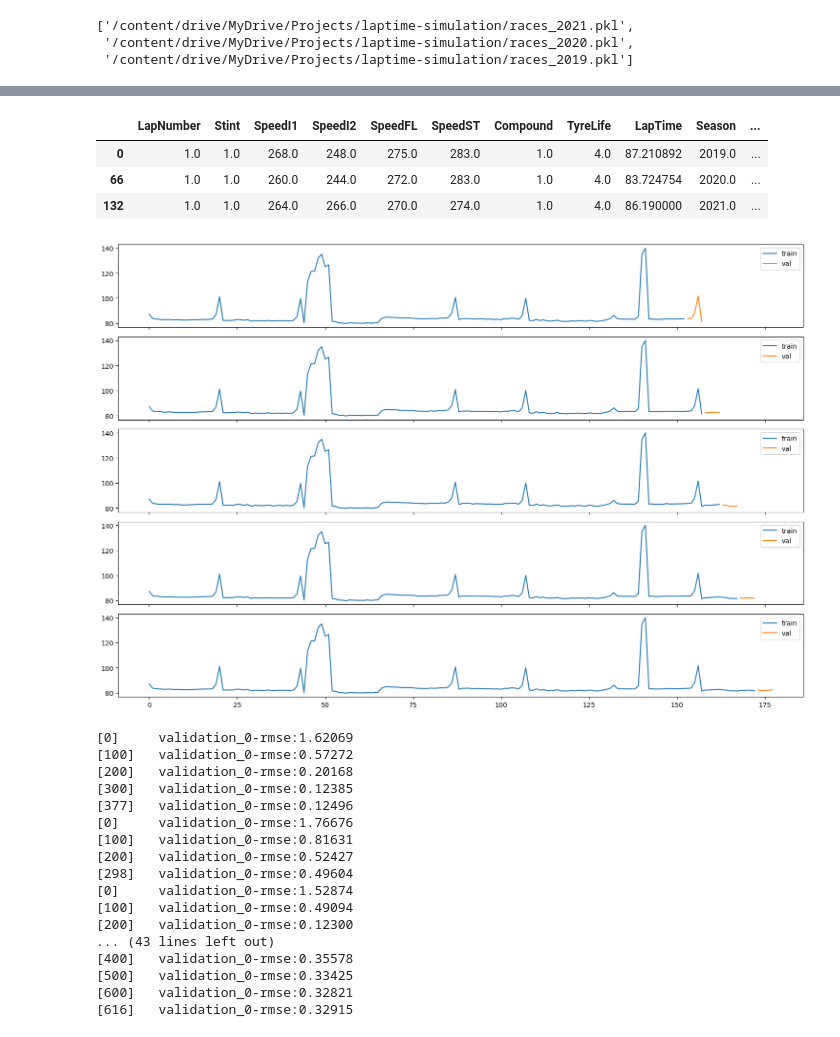
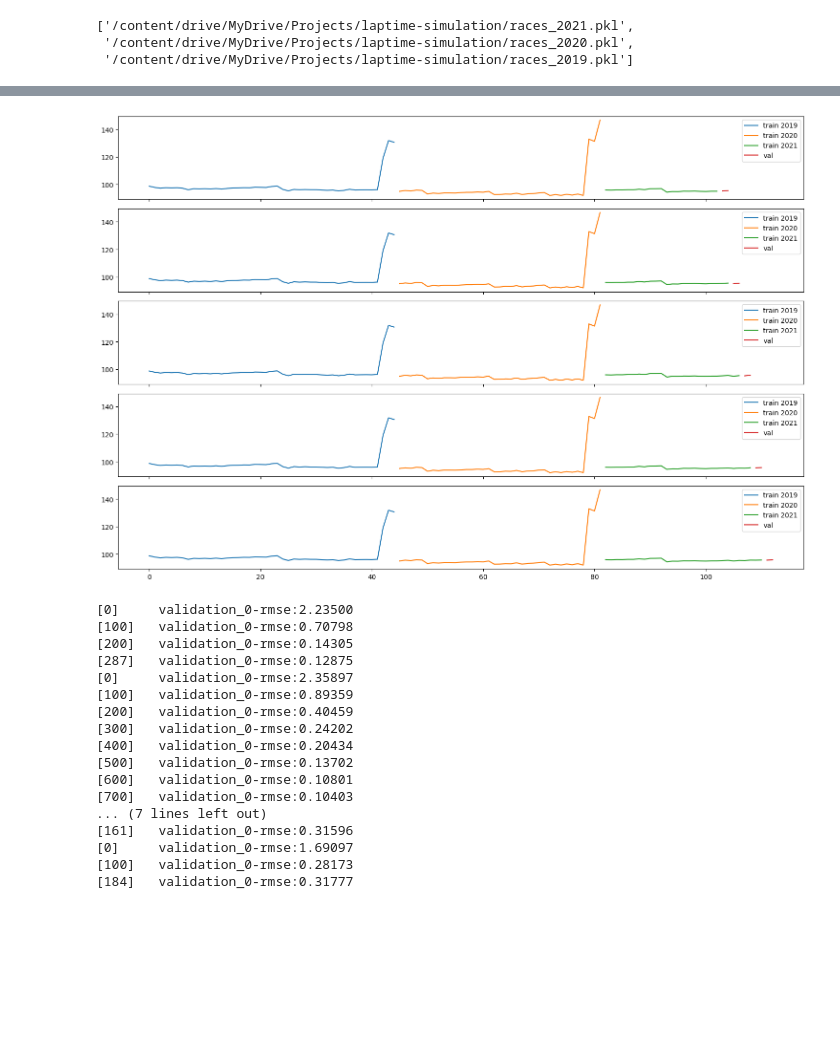
Before and after one commit to vicmcl/ml-laptime, a Jupyter notebook: ml_laptime/notebook/train.ipynb, the cells around one changed output, grey strips where cells are left out. Drawn from its saved outputs; the diff is of its cells as text; code cells hidden in the pictures; blank space fills up the shorter version.

```diff
--- a/ml_laptime/notebook/train.ipynb
+++ b/ml_laptime/notebook/train.ipynb
@@ -108,6 +83,0 @@ def remove_incidents(laps, track_status):
-# %%
-laps = data[2021]['Abu Dhabi Grand Prix']['laps'][columns_laps]
-status = process_track_status('Abu Dhabi Grand Prix', 2021)
-print(status)
-laps_rem = remove_incidents(laps, status)
-laps_rem
@@ -151,7 +84,7 @@ laps
 # %%
 def remove_pitstops(laps):
     laps_data = laps.copy()
-    mask = pd.isnull(laps_data['PitOutTime']) | pd.isnull(laps_data['PitInTime'])
+    mask = pd.isnull(laps_data['PitOutTime']) & pd.isnull(laps_data['PitInTime'])
     laps_data = laps_data[mask]
     laps_data = laps_data.drop(['PitOutTime', 'PitInTime'], axis=1)
     return laps_data
@@ -208,7 +141,7 @@ from sklearn.impute import SimpleImputer
 
 si = SimpleImputer()
 # %%
-gp = 'Spanish Grand Prix'
+gp = 'Bahrain Grand Prix'
 df = pd.DataFrame()
 
 for year in sorted(list(data.keys())):
@@ -223,8 +156,10 @@ for year in sorted(list(data.keys())):
 df = df.reset_index(drop=True)
 df = df.dropna(subset='LapTime')
 
-df['LagLapTime'] = df['LapTime'].shift(1)
-df['RollingMeanLapTime'] = df['LapTime'].rolling(window=5).mean()
+df['Lag1_LapTime'] = df['LapTime'].shift(1)
+#df['Lag2_LapTime'] = df['LapTime'].shift(2)
+df['Rolling2_LapTime'] = df['LapTime'].shift(1).rolling(window=2).mean()
+#df['Rolling5_LapTime'] = df['LapTime'].shift(1).rolling(window=5).mean()
 # %%
 df.info()
 # %% [output]
@@ -257,34 +183,29 @@ df.head()
 # %%
-laps_to_predict = 5
-remaining_laps = 20
+laps_to_predict = 2
+remaining_laps = 15
 
 df_train, df_test = df.iloc[:-remaining_laps], df.iloc[-remaining_laps:-remaining_laps + laps_to_predict]
-# %%
-df_train[df_train[]
-# %% [output]
-|  | LapNumber | Stint | SpeedI1 | SpeedI2 | SpeedFL | SpeedST | Compound | TyreLife | LapTime | Season | ... |
-| 0 | 1.0 | 1.0 | 268.0 | 248.0 | 275.0 | 283.0 | 1.0 | 4.0 | 87.210892 | 2019.0 | ... |
-| 66 | 1.0 | 1.0 | 260.0 | 244.0 | 272.0 | 283.0 | 1.0 | 4.0 | 83.724754 | 2020.0 | ... |
-| 132 | 1.0 | 1.0 | 264.0 | 266.0 | 270.0 | 274.0 | 1.0 | 4.0 | 86.190000 | 2021.0 | ... |
 # %%
 from sklearn.model_selection import TimeSeriesSplit
 
 n_splits = 5
-tss = TimeSeriesSplit(n_splits=n_splits, test_size=5)
+tss = TimeSeriesSplit(n_splits=n_splits, test_size=laps_to_predict)
 
 fig, axs = plt.subplots(n_splits, 1, figsize=(15, 10), sharex=True)
 fold = 0
 for train_idx, val_idx in tss.split(df_train):
     train = df_train.loc[train_idx]
     val = df_train.loc[val_idx]
-    train['LapTime'].plot(ax=axs[fold], label='train')
+    train[train['Season'] == 2019]['LapTime'].plot(ax=axs[fold], label='train 2019')
+    train[train['Season'] == 2020]['LapTime'].plot(ax=axs[fold], label='train 2020')
+    train[train['Season'] == 2021]['LapTime'].plot(ax=axs[fold], label='train 2021')
     val['LapTime'].plot(ax=axs[fold], label='val')
     axs[fold].legend()
     fold += 1
 plt.tight_layout()
 plt.show()
 # %% [output]
-[figure, old version]
+[figure, new version]
 # %%
 def select_speed_trap(data):
     corr = data[['LapTime', 'SpeedI1', 'SpeedI2', 'SpeedFL', 'SpeedST']].corr()
@@ -321,8 +242,9 @@ for train_idx, val_idx in tss.split(df_train):
     model = XGBRegressor(
         n_estimators=1000,
         learning_rate=0.01,
-        max_depth=5,
+        max_depth=3,
         early_stopping_rounds=50,
+        colsample_bytree=0.8,
         random_state=42
     )
 
@@ -337,23 +259,23 @@ for train_idx, val_idx in tss.split(df_train):
     score = mean_squared_error(y_val, y_pred, squared=False)
     scores.append(score)
 # %% [output]
-[0]     validation_0-rmse:1.62069
-[100]   validation_0-rmse:0.57272
-[200]   validation_0-rmse:0.20168
-[300]   validation_0-rmse:0.12385
-[377]   validation_0-rmse:0.12496
-[0]     validation_0-rmse:1.76676
-[100]   validation_0-rmse:0.81631
-[200]   validation_0-rmse:0.52427
-[298]   validation_0-rmse:0.49604
-[0]     validation_0-rmse:1.52874
-[100]   validation_0-rmse:0.49094
-[200]   validation_0-rmse:0.12300
-... (43 lines left out)
-[400]   validation_0-rmse:0.35578
-[500]   validation_0-rmse:0.33425
-[600]   validation_0-rmse:0.32821
-[616]   validation_0-rmse:0.32915
+[0]     validation_0-rmse:2.23500
+[100]   validation_0-rmse:0.70798
+[200]   validation_0-rmse:0.14305
+[287]   validation_0-rmse:0.12875
+[0]     validation_0-rmse:2.35897
+[100]   validation_0-rmse:0.89359
+[200]   validation_0-rmse:0.40459
+[300]   validation_0-rmse:0.24202
+[400]   validation_0-rmse:0.20434
+[500]   validation_0-rmse:0.13702
+[600]   validation_0-rmse:0.10801
+[700]   validation_0-rmse:0.10403
+... (7 lines left out)
+[161]   validation_0-rmse:0.31596
+[0]     validation_0-rmse:1.69097
+[100]   validation_0-rmse:0.28173
+[184]   validation_0-rmse:0.31777
 # %%
 import numpy as np
 
```
Also changed, not shown: parts of 14 cells of this notebook.
